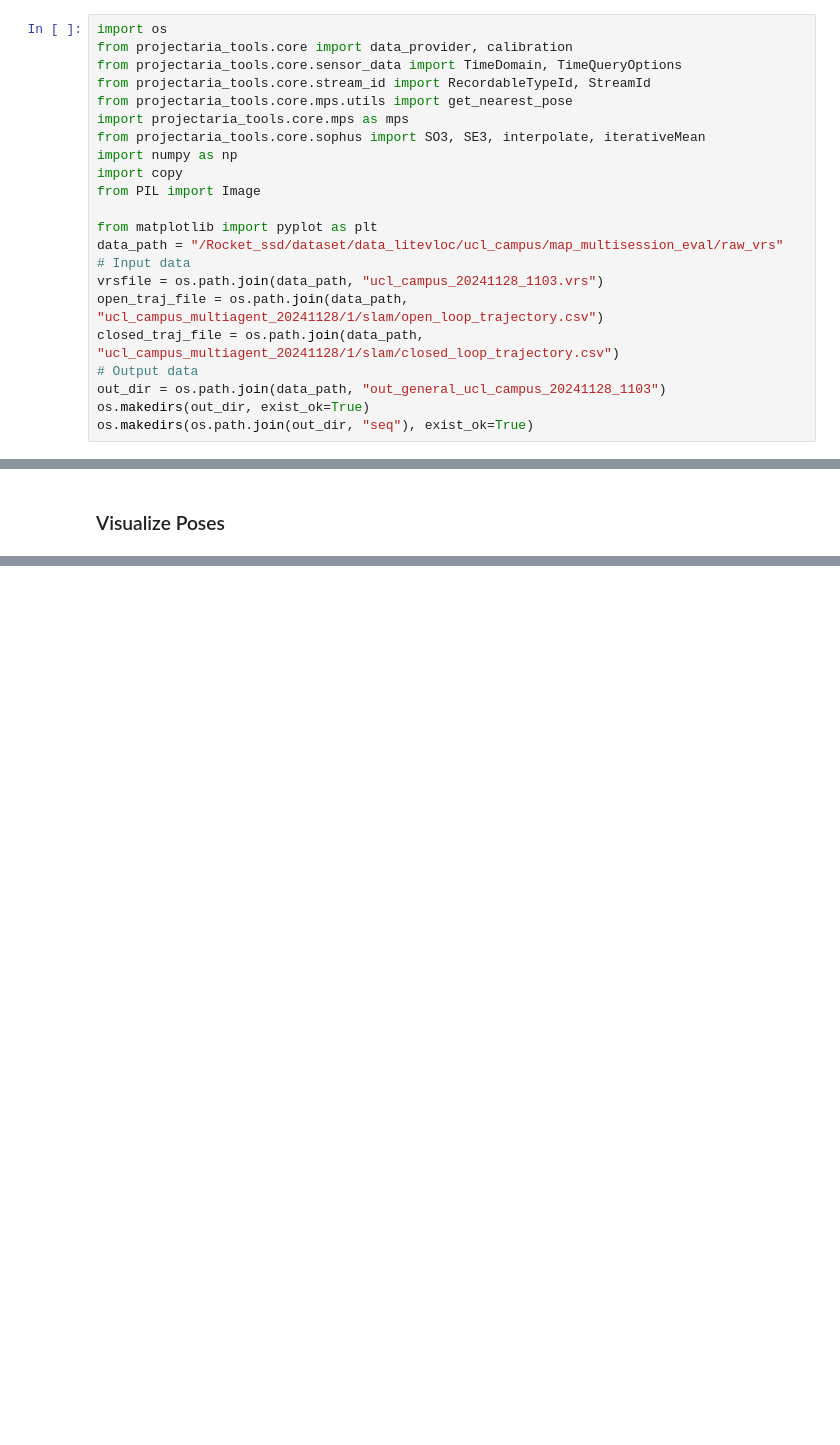
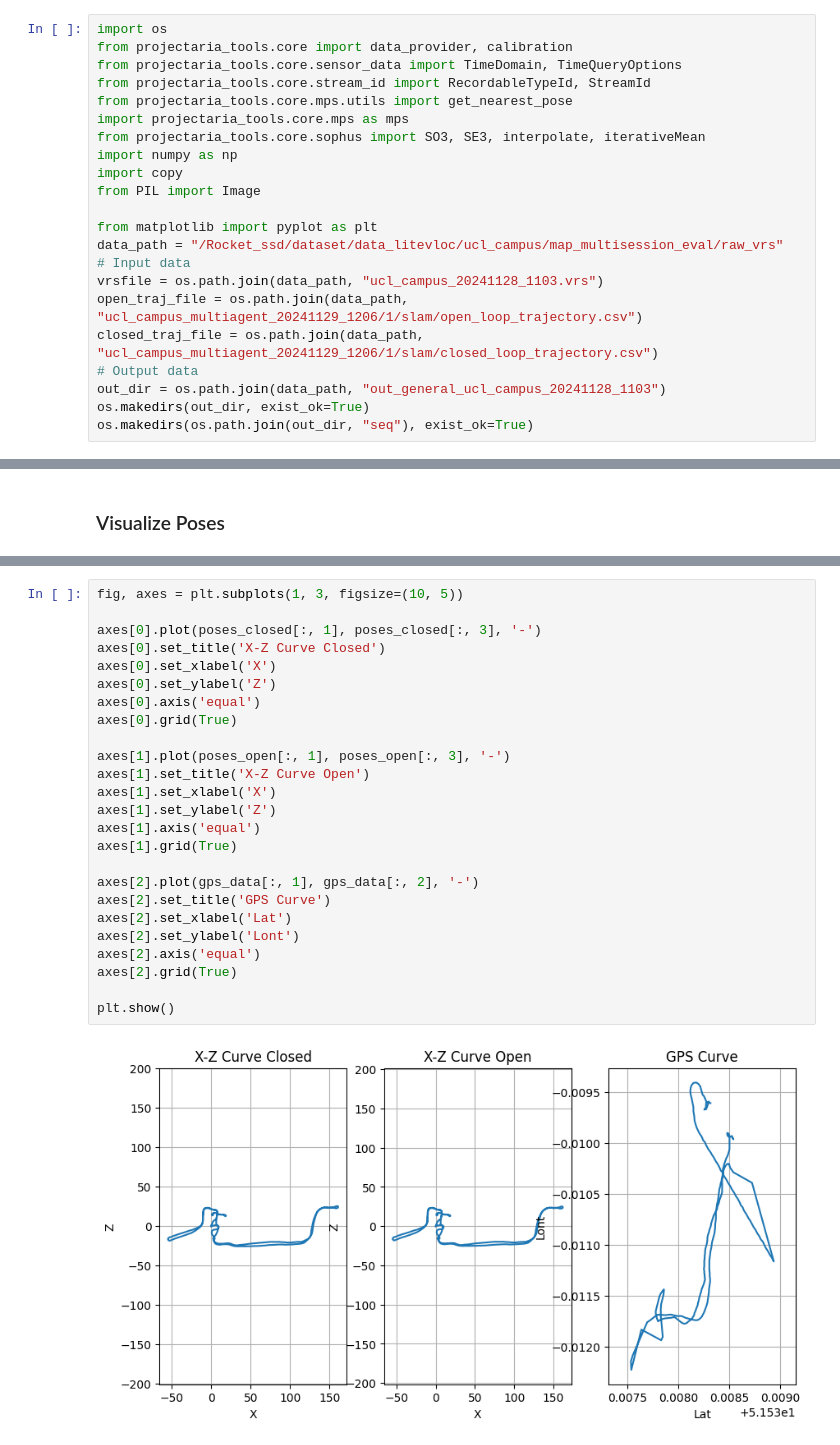
Before and after one commit to gogojjh/pycpptools, a Jupyter notebook: pycpptools/src/python/utils_dataset/projectaria/gendata_from_vrs.ipynb, the cells around one changed output, grey strips where cells are left out. Saved outputs shown, nothing was run; the diff lists cells and outputs as text; blank space fills up the shorter version.

```diff
--- a/pycpptools/src/python/utils_dataset/projectaria/gendata_from_vrs.ipynb
+++ b/pycpptools/src/python/utils_dataset/projectaria/gendata_from_vrs.ipynb
@@ -34,8 +34,8 @@ from matplotlib import pyplot as plt
 data_path = "/Rocket_ssd/dataset/data_litevloc/ucl_campus/map_multisession_eval/raw_vrs"
 # Input data
 vrsfile = os.path.join(data_path, "ucl_campus_20241128_1103.vrs")
-open_traj_file = os.path.join(data_path, "ucl_campus_multiagent_20241128/1/slam/open_loop_trajectory.csv")
-closed_traj_file = os.path.join(data_path, "ucl_campus_multiagent_20241128/1/slam/closed_loop_trajectory.csv")
+open_traj_file = os.path.join(data_path, "ucl_campus_multiagent_20241129_1206/1/slam/open_loop_trajectory.csv")
+closed_traj_file = os.path.join(data_path, "ucl_campus_multiagent_20241129_1206/1/slam/closed_loop_trajectory.csv")
 # Output data
 out_dir = os.path.join(data_path, "out_general_ucl_campus_20241128_1103")
 os.makedirs(out_dir, exist_ok=True)
@@ -234,0 +329,27 @@ plt.show()
+# %%
+fig, axes = plt.subplots(1, 3, figsize=(10, 5))
+
+axes[0].plot(poses_closed[:, 1], poses_closed[:, 3], '-')
+axes[0].set_title('X-Z Curve Closed')
+axes[0].set_xlabel('X')
+axes[0].set_ylabel('Z')
+axes[0].axis('equal')
+axes[0].grid(True)
+
+axes[1].plot(poses_open[:, 1], poses_open[:, 3], '-')
+axes[1].set_title('X-Z Curve Open')
+axes[1].set_xlabel('X')
+axes[1].set_ylabel('Z')
+axes[1].axis('equal')
+axes[1].grid(True)
+
+axes[2].plot(gps_data[:, 1], gps_data[:, 2], '-')
+axes[2].set_title('GPS Curve')
+axes[2].set_xlabel('Lat')
+axes[2].set_ylabel('Lont')
+axes[2].axis('equal')
+axes[2].grid(True)
+
+plt.show()
+# %% [output]
+[figure, added]
```
Also changed, not shown: parts of 6 cells of this notebook.
